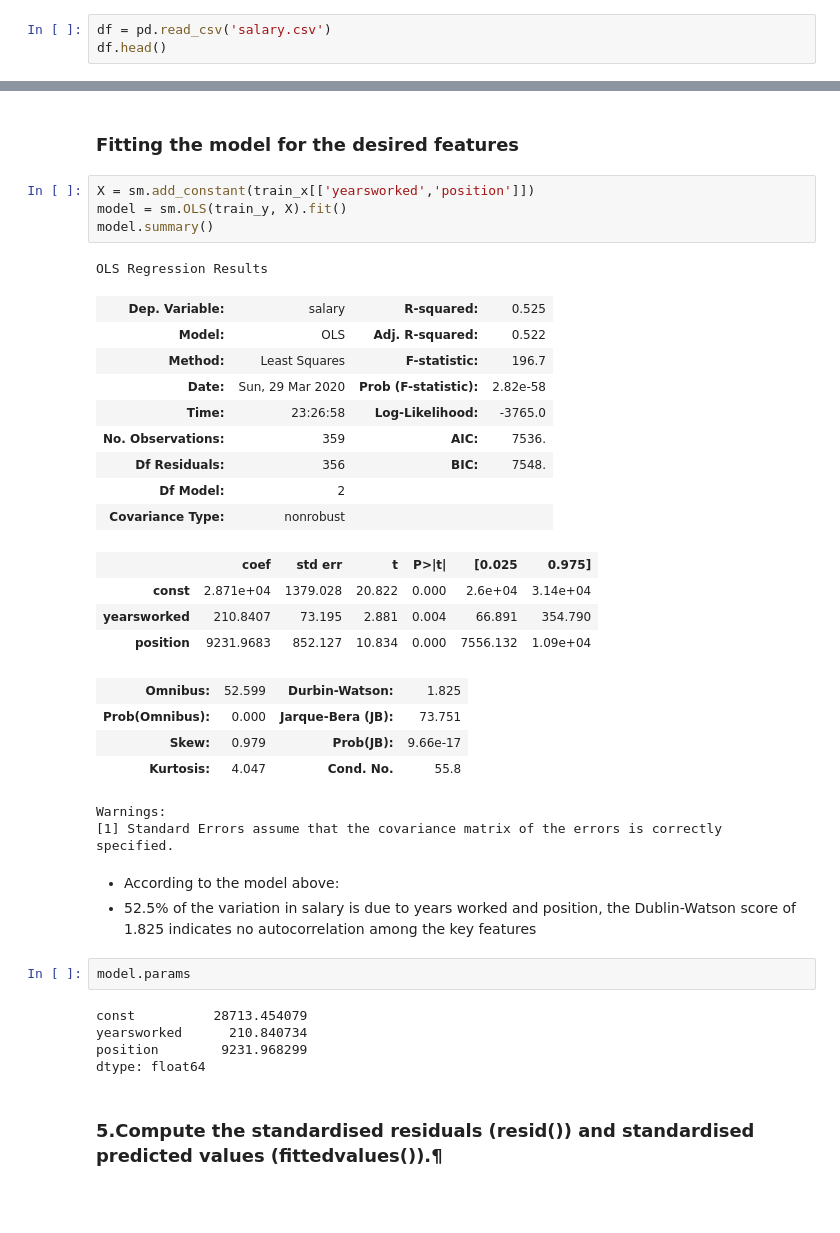
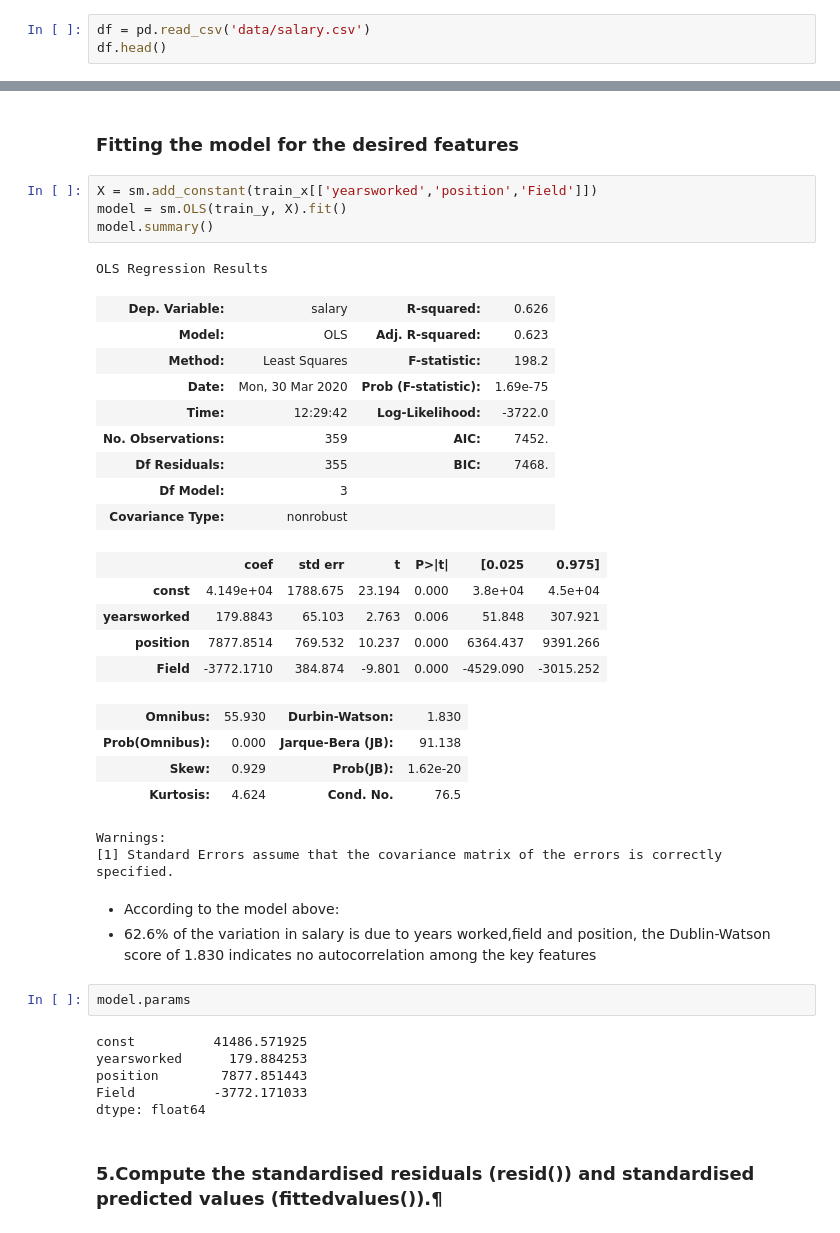
Before and after one commit to jbmasemza/multivariate_linear_regression, a Jupyter notebook: multivariate_linear_regression.ipynb, the cells around one changed output, grey strips where cells are left out. Drawn from its saved outputs; the diff is of its cells as text; blank space fills up the shorter version.

```diff
--- a/multivariate_linear_regression.ipynb
+++ b/multivariate_linear_regression.ipynb
@@ -17,7 +17,7 @@ from statsmodels.tools.eval_measures import rmse
 # %% [markdown]
 ### Loading and creating DataFrame
 # %%
-df = pd.read_csv('salary.csv')
+df = pd.read_csv('data/salary.csv')
 df.head()
 # %% [output]
 |  | salary | exprior | yearsworked | yearsrank | market | degree | otherqual | position | male | Field | ... |
@@ -166,39 +171,41 @@ sns.pairplot(df_new[['salary', 'position','yearsworked','yearsrank','Field']])
 # %% [markdown]
 ### Fitting the model for the desired features
 # %%
-X = sm.add_constant(train_x[['yearsworked','position']])
+X = sm.add_constant(train_x[['yearsworked','position','Field']])
 model = sm.OLS(train_y, X).fit()
 model.summary()
 # %% [output]
 OLS Regression Results
-| Dep. Variable: | salary | R-squared: | 0.525 |
-| Model: | OLS | Adj. R-squared: | 0.522 |
-| Method: | Least Squares | F-statistic: | 196.7 |
-| Date: | Sun, 29 Mar 2020 | Prob (F-statistic): | 2.82e-58 |
-| Time: | 23:26:58 | Log-Likelihood: | -3765.0 |
-| No. Observations: | 359 | AIC: | 7536. |
-| Df Residuals: | 356 | BIC: | 7548. |
-| Df Model: | 2 |  |  |
+| Dep. Variable: | salary | R-squared: | 0.626 |
+| Model: | OLS | Adj. R-squared: | 0.623 |
+| Method: | Least Squares | F-statistic: | 198.2 |
+| Date: | Mon, 30 Mar 2020 | Prob (F-statistic): | 1.69e-75 |
+| Time: | 12:29:42 | Log-Likelihood: | -3722.0 |
+| No. Observations: | 359 | AIC: | 7452. |
+| Df Residuals: | 355 | BIC: | 7468. |
+| Df Model: | 3 |  |  |
 | Covariance Type: | nonrobust |  |  |
 |  | coef | std err | t | P>|t| | [0.025 | 0.975] |
-| const | 2.871e+04 | 1379.028 | 20.822 | 0.000 | 2.6e+04 | 3.14e+04 |
-| yearsworked | 210.8407 | 73.195 | 2.881 | 0.004 | 66.891 | 354.790 |
-| position | 9231.9683 | 852.127 | 10.834 | 0.000 | 7556.132 | 1.09e+04 |
+| const | 4.149e+04 | 1788.675 | 23.194 | 0.000 | 3.8e+04 | 4.5e+04 |
+| yearsworked | 179.8843 | 65.103 | 2.763 | 0.006 | 51.848 | 307.921 |
+| position | 7877.8514 | 769.532 | 10.237 | 0.000 | 6364.437 | 9391.266 |
+| Field | -3772.1710 | 384.874 | -9.801 | 0.000 | -4529.090 | -3015.252 |
-| Omnibus: | 52.599 | Durbin-Watson: | 1.825 |
-| Prob(Omnibus): | 0.000 | Jarque-Bera (JB): | 73.751 |
-| Skew: | 0.979 | Prob(JB): | 9.66e-17 |
-| Kurtosis: | 4.047 | Cond. No. | 55.8 |
+| Omnibus: | 55.930 | Durbin-Watson: | 1.830 |
+| Prob(Omnibus): | 0.000 | Jarque-Bera (JB): | 91.138 |
+| Skew: | 0.929 | Prob(JB): | 1.62e-20 |
+| Kurtosis: | 4.624 | Cond. No. | 76.5 |
 Warnings:
 [1] Standard Errors assume that the covariance matrix of the errors is correctly specified.
 # %% [markdown]
 - According to the model above:
-- 52.5% of the variation in salary is due to years worked and position, the Dublin-Watson score of 1.825 indicates no autocorrelation among the key features
+- 62.6% of the variation in salary is due to years worked,field and position, the Dublin-Watson score of 1.830 indicates no autocorrelation among the key features
 # %%
 model.params
 # %% [output]
-const          28713.454079
-yearsworked      210.840734
-position        9231.968299
+const          41486.571925
+yearsworked      179.884253
+position        7877.851443
+Field          -3772.171033
 dtype: float64
 # %% [markdown]
 ### 5.Compute the standardised residuals (resid()) and standardised predicted values (fittedvalues()).¶
```
Also changed, not shown: parts of 11 cells of this notebook.
